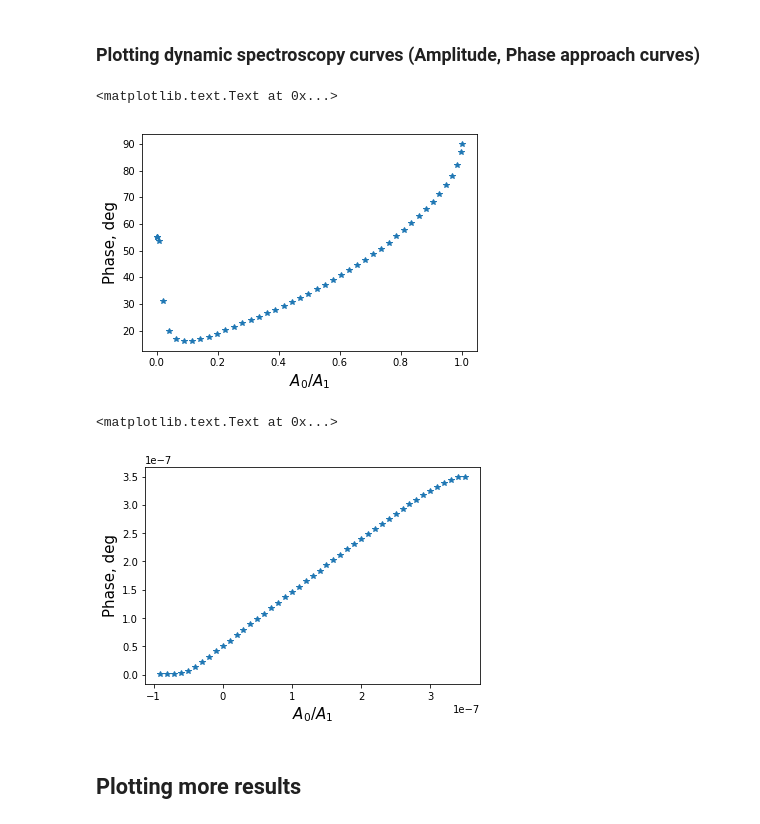
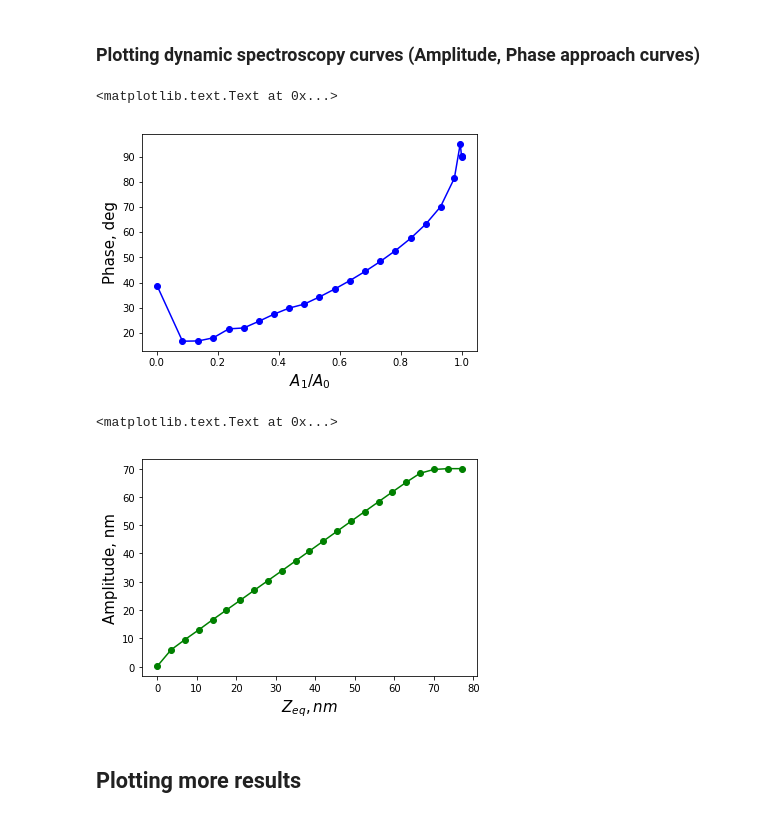
Before and after one commit to pycroscopy/pycroscopy, a Jupyter notebook: pycroscopy/AFM_simulations/Multifrequency_Viscoelasticity/Simulation_SoftMatter.ipynb, the cells around one changed output. Saved outputs shown, nothing was run; the diff lists cells and outputs as text; code cells hidden in the pictures.

```diff
--- a/pycroscopy/AFM_simulations/Multifrequency_Viscoelasticity/Simulation_SoftMatter.ipynb
+++ b/pycroscopy/AFM_simulations/Multifrequency_Viscoelasticity/Simulation_SoftMatter.ipynb
@@ -22,15 +24,15 @@ path = os.getcwd()
 # %%
 fo1, fo2, fo3 = 45.0e3, 280.0e3, 17.6*45.0e3 #eigenmodes' resonance frequencies
 k_m1, k_m2, k_m3 = 5.80, 210.0, 5.80*(fo3/fo1) #1st eigenmode cantilever stiffness
-A1, A2, A3 = 350.0e-9, 0.0, 0.0  #target oscillating free amplitude of the 1st three eigenmodes
+A1, A2, A3 = 70.0e-9, 0.0, 0.0  #target oscillating free amplitude of the 1st three eigenmodes
 Q1, Q2, Q3 = 167.0,340.0, 500.0 #quality factor of the
 
 R = 10.0e-9 #tip radius
 
 period1, period2 = 1.0/fo1, 1.0/fo2 #oscillating period of first two eigenmodes
 
-dt = period1/10.0e3 #simulation timestep
-startprint = 5.0*Q1*period1 #starting point when results will start to get printed
-simultime = startprint + 10.0*period1 #total simulation time
-printstep = period1/1.0e3 #how often the results will be stored
+dt = period1/50.0e3 #simulation timestep
+startprint = 3.0*Q1*period1 #starting point when results will start to get printed
+simultime = startprint + 25.0*period1 #total simulation time
+printstep = dt*10.0 #how often the results will be stored
 # %% [markdown]
@@ -45,9 +51,14 @@ H = 2.0e-19 #Hammaker constant
+# %%
+G = np.array([1.0e9,1.0e8]) #moduli of the springs in the Maxwell arms
+tau = np.array([1.0/fo1/10.0,1.0/fo1]) #relaxation times of the generalized Maxwell model
+Ge = 2.0e8 #equilibrium modulus (rubbery modulus)
+H = 5.0e-19 #Hammaker constant
 # %% [markdown]
 ## Main portion of the simulation
 # %% [markdown]
 The simulations described correspond to dynamic AFM spectroscopy simulations. Here, the cantilever will be brought towards the sample approaching with discrete steps and will be allowed to oscillate until achieving a quasi-steady state. From the tip trajectories and other information recoreded (e.g., tip-sample force, sample position) in the steady state it will be possible to retrieve common information recorded in a dynamic spectroscopy experiment (e.g., amplitude, phase curves).
 # %%
-zb = A1
+zb = A1*1.1
 GenMaxwell_jit = jit()(GenMaxwell_LR)
 
 zeq = []
@@ -56,19 +67,15 @@ maxdepth = []
 amp = []
 phase = []
 Ediss = []
-Ediss_tamayo = []
-Vdiss_lozano = []
 Vdiss = []
 
-while zb > -100.0e-9:
+while zb > 0.0:
     %time t, tip, Fts, xb = GenMaxwell_jit(G, tau, R, dt, startprint, simultime, fo1, fo2, fo3, k_m1, k_m2,k_m3, A1, A2, A3, zb, printstep, Ge, Q1, Q2, Q3, H)
     A,phi = Amp_Phase(t, tip, fo1)
     Ets = E_diss(tip, Fts, dt, fo1)
     fts_peak = Fts[np.argmax(Fts)]
     tip_depth = xb[np.argmax(tip)] -xb[np.argmin(tip)]
     Vts = V_ts(tip-zb, Fts, dt)
-    Ets_tamayo = Ediss_Tamayo(k_m1, Q1, A1, A, phi)
-    Vts_lozano = virial_Lozano(k_m1, Q1, A1, A, phi)
 
     #Attaching values to arrays
     zeq.append(zb)
@@ -78,10 +85,8 @@ while zb > -100.0e-9:
     phase.append(phi)
     Ediss.append(Ets)
     Vdiss.append(Vts)
-    Vdiss_lozano.append(Vts_lozano)
-    Ediss_tamayo.append(Ets_tamayo)
 
-    zb = zb - 10.0e-9
+    zb -= A1*0.05
 
 zeq = np.array(zeq)
 peakF= np.array(peakF)
@@ -90,6 +95,4 @@ amp = np.array(amp)
 phase = np.array(phase)
 Ediss = np.array(Ediss)
 Vdiss = np.array(Vdiss)
-Vdiss_lozano = np.array(Vdiss_lozano)
-Ediss_tamayo = np.array(Ediss_tamayo)
 # %% [output]
@@ -113,19 +116,19 @@ Wall time: 55.1 s
 # %% [markdown]
 ### Plotting dynamic spectroscopy curves (Amplitude, Phase approach curves)
 # %%
-plt.plot(amp/A1, phase, '*')
-plt.xlabel('$A_0/A_1$', fontsize =15)
+plt.plot(amp/A1, phase,'-o', color ='b')
+plt.xlabel('$A_1/A_0$', fontsize =15)
 plt.ylabel('Phase, deg', fontsize=15)
 # %% [output]
 <matplotlib.text.Text at 0x...>
-[figure, old version]
+[figure, new version]
 # %%
-plt.plot(zeq, amp, '*')
-plt.xlabel('$A_0/A_1$', fontsize =15)
-plt.ylabel('Phase, deg', fontsize=15)
+plt.plot(zeq*1.0e9, amp*1.0e9,'-o', color ='g')
+plt.xlabel('$Z_{eq}, nm$', fontsize =15)
+plt.ylabel('Amplitude, nm', fontsize=15)
 # %% [output]
 <matplotlib.text.Text at 0x...>
-[figure, old version]
+[figure, new version]
 # %% [markdown]
 ## Plotting more results
 # %%
```
Also changed, not shown: parts of 7 cells of this notebook, 9 other files.
